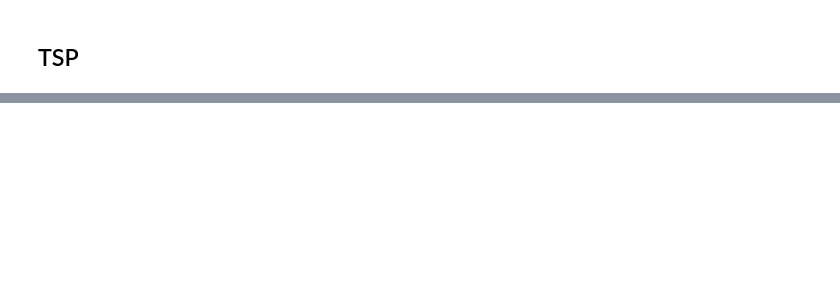
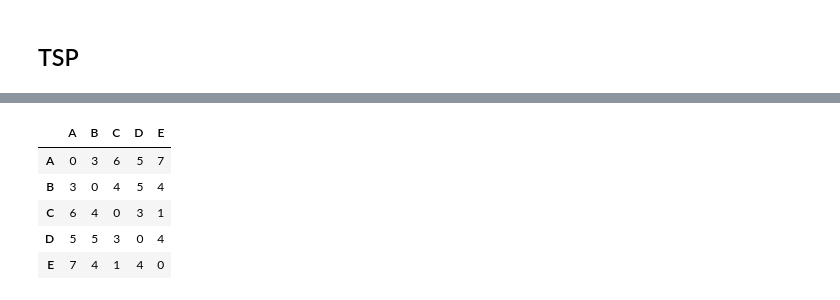
Before and after one commit to julianakcm1/optimization-exercises, a Jupyter notebook: 14.caixeiro_viajante.ipynb, the cells around one changed output, grey strips where cells are left out. Saved outputs shown, nothing was run; the diff lists cells and outputs as text; code cells hidden in the pictures; blank space fills up the shorter version.

```diff
--- a/14.caixeiro_viajante.ipynb
+++ b/14.caixeiro_viajante.ipynb
@@ -23,13 +23,11 @@ cidades = {0: "A", 1: "B", 2: "C", 3: "D", 4: "E"}
 # Matriz de distancias (arredondada para int)
 dist = [[0]*n for _ in range(n)]
 for i in range(n):
-    for j in range(n):
-        if i != j:
-            dx = coords[i][0] - coords[j][0]
-            dy = coords[i][1] - coords[j][1]
-            dist[i][j] = int(round(math.sqrt(dx*dx + dy*dy)))
-        else:
-            dist[i][j] = 0
+  for j in range(n):
+    if i != j:
+      dx = coords[i][0] - coords[j][0]
+      dy = coords[i][1] - coords[j][1]
+      dist[i][j] = int(round(math.sqrt(dx*dx + dy*dy)))
 
 # MODELO PLI (MTZ)
 
@@ -64,45 +62,53 @@ prob += pulp.lpSum(dist[i][j] * x[i][j] for i in range(n) for j in range(n) if i
 prob.solve(pulp.PULP_CBC_CMD(msg=False))
 
 # RESULTADOS (tabelas)
-status = pulp.LpStatus[prob.status]
-custo_total = pulp.value(prob.objective)
+print("\nPROBLEMA DO CAIXEIRO VIAJANTE (TSP)\n")
 
-# Reconstruir rota (começando pela cidade 0)
-edges_used = []
-for i in range(n):
-    for j in range(n):
-        if i != j and x[i][j].varValue > 0.5:
-            edges_used.append((i, j))
+# TABELA 1: MATRIZ DE CUSTOS
+df_custos = pd.DataFrame(dist,
+                        index=[cidades[i] for i in range(n)],
+                        columns=[cidades[j] for j in range(n)])
+print("\n-> MATRIZ DE DISTÂNCIAS ENTRE TODAS AS CIDADES\n")
+display(df_custos)
 
+print("\n-> SOLUÇÃO ÓTIMA\n")
+print(f"Status: {pulp.LpStatus[prob.status]}")
+print(f"Custo total mínimo: {pulp.value(prob.objective):.0f}\n")
+
+# Reconstruindo a rota (iniciando pela cidade 0)
+arestas = [(i, j) for i in range(n) for j in range(n) if i != j and x[i][j].varValue > 0.5]
 ordem = [0]
 atual = 0
 while len(ordem) < n:
-    for j in range(n):
-        if (atual, j) in edges_used:
-            ordem.append(j)
-            atual = j
-            break
-ordem.append(0)  # retorna p/ origem
+  for j in range(n):
+    if (atual, j) in arestas:
+      ordem.append(j)
+      atual = j
+      break
+ordem.append(0)  # fecha o ciclo
 
-nomes = [cidades[i] for i in ordem]
+# Tabela 2: Rota (ordem de visita)
+df_rota = pd.DataFrame({
+  'Posição': list(range(1, n+1)) + ['Retorno'],
+  'Cidade': [cidades[i] for i in ordem]
+})
+print("-> ROTA ÓTIMA\n")
+display(df_rota)
 
-print("\nPROBLEMA DO CAIXEIRO VIAJANTE (TSP)\n")
-print(f"Status: {status}")
-print(f"Custo total mínimo: {custo_total:.0f}\n")
-
-# Tabela da ordem de visita
-df_rota = pd.DataFrame({
-    'Passo': list(range(1, n+1)) + ['Retorno'],
-    'Cidade': nomes
-})
-print("Rota ótima:")
-print(df_rota.to_string(index=False))
-
-# Tabela dos arcos percorridos
-arcos = []
+# Tabela 3: Arcos percorridos com distâncias e custo acumulado
+dados = []
+acum = 0
 for k in range(len(ordem)-1):
-    i, j = ordem[k], ordem[k+1]
-    arcos.append({'Origem': cidades[i], 'Destino': cidades[j], 'Distancia': dist[i][j]})
-df_arcos = pd.DataFrame(arcos)
-print("\nArcos percorridos:")
-print(df_arcos.to_string(index=False))
+  i, j = ordem[k], ordem[k+1]
+  d = dist[i][j]
+  acum += d
+  dados.append({
+    'Origem': cidades[i],
+    'Destino': cidades[j],
+        'Distância': d,
+        'Custo Acumulado': acum
+    })
+df_arcos = pd.DataFrame(dados)
+print("\n-> ARCOS PERCORRIDOS\n")
+display(df_arcos)
+# %% [output]
@@ -108,0 +121,6 @@ print(df_arcos.to_string(index=False))
+|  | A | B | C | D | E |
+| A | 0 | 3 | 6 | 5 | 7 |
+| B | 3 | 0 | 4 | 5 | 4 |
+| C | 6 | 4 | 0 | 3 | 1 |
+| D | 5 | 5 | 3 | 0 | 4 |
+| E | 7 | 4 | 1 | 4 | 0 |
```
Also changed, not shown: parts of 2 cells of this notebook, 1 other file.
